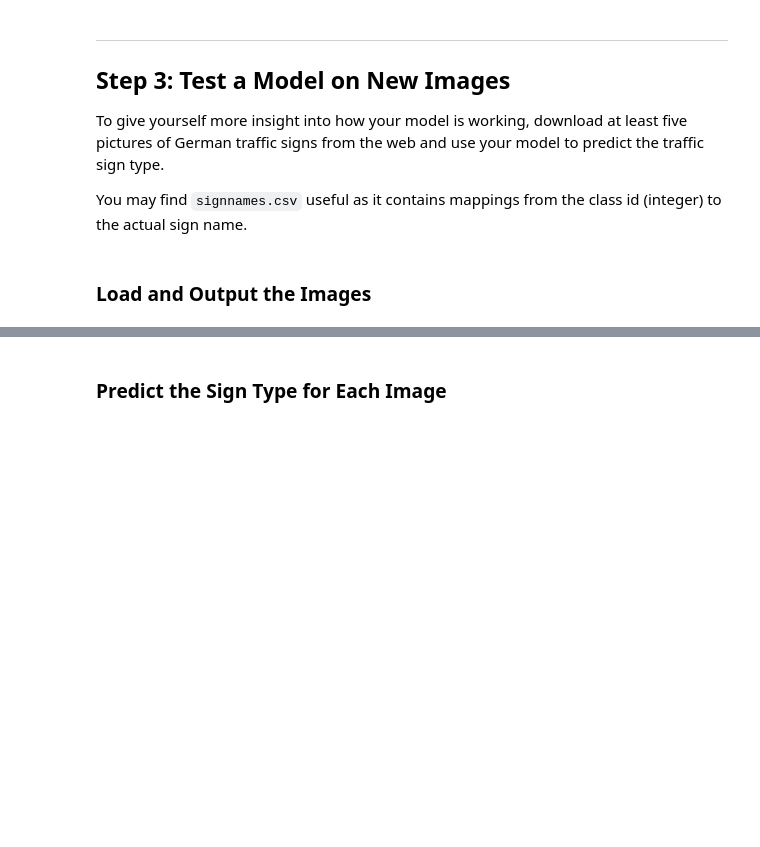
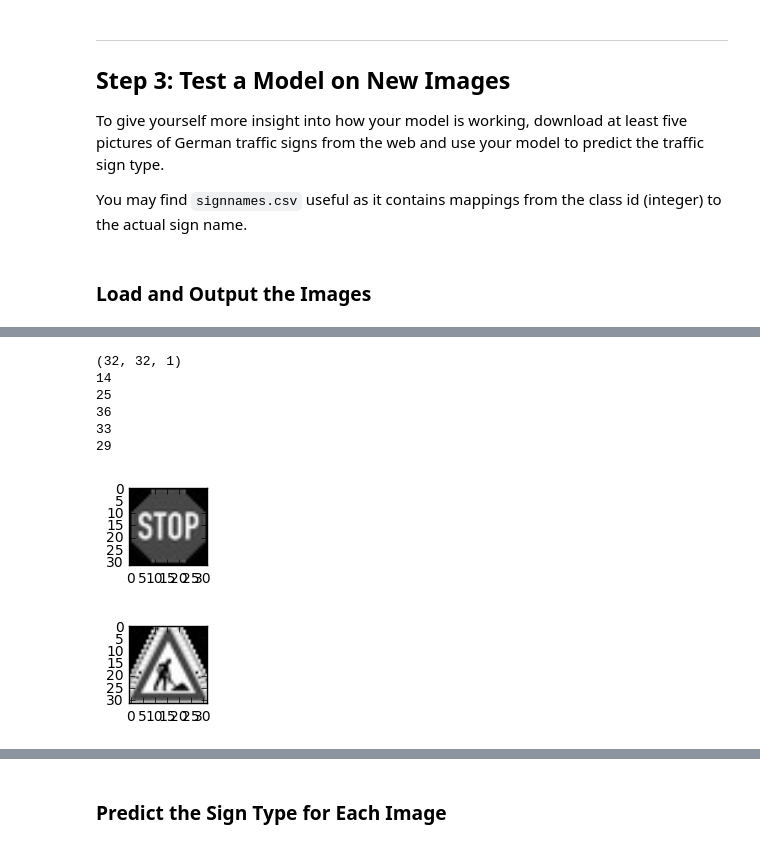
Before and after one commit to anoop6543/TrafficSignalIdentification, a Jupyter notebook: Traffic_Sign_Classifier.ipynb, the cells around one changed output, grey strips where cells are left out. Saved outputs shown, nothing was run; the diff lists cells and outputs as text; code cells hidden in the pictures; blank space fills up the shorter version.

```diff
--- a/Traffic_Sign_Classifier.ipynb
+++ b/Traffic_Sign_Classifier.ipynb
@@ -173,15 +237,3 @@ Here is an example of a [published baseline model on this problem](http://yann.l
 ### Pre-process the Data Set (normalization, grayscale, etc.)
 # %% [markdown]
 Use the code cell (or multiple code cells, if necessary) to implement the first step of your project.
-# %%
-### Preprocess the data here. Preprocessing steps could include normalization, converting to grayscale, etc.
-### Feel free to use as many code cells as needed.
-### The weights used in this conversion are calibrated
-### ----for contemporary CRT phosphors: Y = 0.2125 R + 0.7154 G + 0.0721 B
-X_train1 = []
-X_valid1 = []
-X_test1  = []
-#for X_train
-
-def rgb2gray(rgb):
-    return np.dot(rgb[...,:3], [0.299, 0.587, 0.114])
@@ -410,0 +547,68 @@ y_newtest = [1,17,22,28,38]
+# %%
+### Load the images and plot them here.
+"""
+img1 = cv2.imread('1.jpg',0)
+img2 = cv2.imread('2.jpg',0)
+img3 = cv2.imread('3.jpg',0)
+img4 = cv2.imread('4.jpg',0)
+img5 = cv2.imread('5.jpg',0)
+"""
+
+img1 = cv2.imread('1_Stop_14.jpg',0)
+img2 = cv2.imread('2_RoadWorks_25.jpg',0)
+img3 = cv2.imread('3_GoStraightorRight_36.jpg',0)
+img4 = cv2.imread('4_Turn Right ahead_33.jpg',0)
+img5 = cv2.imread('5_Bicycles crossing_29.jpg',0)
+
+XX_sample =[]
+XX_sample.append(img1)
+XX_sample.append(img2)
+XX_sample.append(img3)
+XX_sample.append(img4)
+XX_sample.append(img5)
+X_sample = []
+y_sample = []
+y_sample.append(14)
+y_sample.append(25)
+y_sample.append(36)
+y_sample.append(33)
+y_sample.append(29)
+
+for i in range(len(XX_sample)):
+    d = rgb2gray(XX_sample[i])
+    d_blur = ndimage.sobel(np.array(d),0)
+    d_final = np.expand_dims(d,axis = 3)
+    X_sample.append(d_final)
+
+print(X_sample[1].shape)
+
+plt.figure(figsize=(1,1))
+plt.imshow(X_sample[0].squeeze(),cmap = 'gray' )
+print(y_sample[0])
+plt.figure(figsize=(1,1))
+plt.imshow(X_sample[1].squeeze(),cmap = 'gray' )
+print(y_sample[1])
+plt.figure(figsize=(1,1))
+plt.imshow(X_sample[2].squeeze(),cmap = 'gray' )
+print(y_sample[2])
+plt.figure(figsize=(1,1))
+plt.imshow(X_sample[3].squeeze(),cmap = 'gray' )
+print(y_sample[3])
+plt.figure(figsize=(1,1))
+plt.imshow(X_sample[4].squeeze(),cmap = 'gray' )
+print(y_sample[4])
+
+### Feel free to use as many code cells as needed.
+
+### Run the predictions here and use the model to output the prediction for each image.
+### Make sure to pre-process the images with the same pre-processing pipeline used earlier.
+### Feel free to use as many code cells as needed.
+# %% [output]
+(32, 32, 1)
+14
+25
+36
+33
+29
+[figure, added]
+[figure, added]
```
Also changed, not shown: parts of 37 cells of this notebook, 14 other files.
